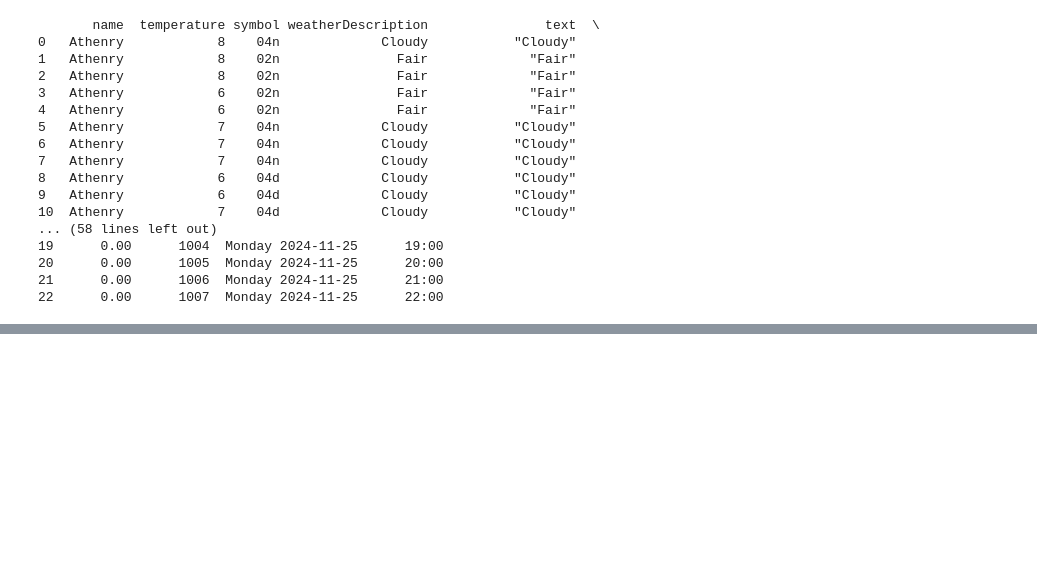
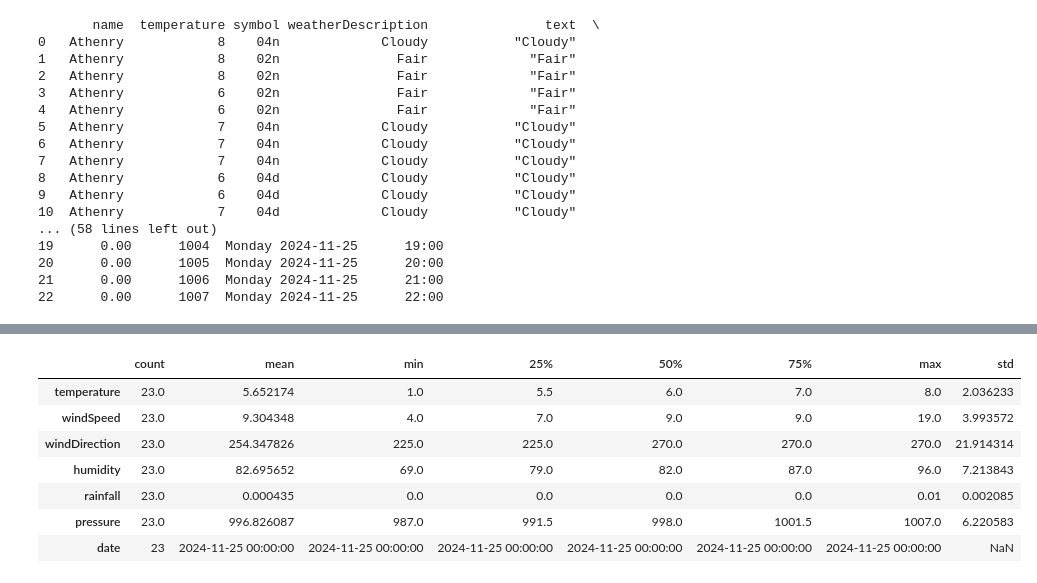
Before and after one commit to FDEgan/computer_infrastructure, a Jupyter notebook: Task_9.ipynb, the cells around one changed output, grey strips where cells are left out. Saved outputs shown, nothing was run; the diff lists cells and outputs as text; code cells hidden in the pictures; blank space fills up the shorter version.

```diff
--- a/Task_9.ipynb
+++ b/Task_9.ipynb
@@ -138,0 +88,12 @@ bar_label(axe_1) # Applying the function to the plot
+# %%
+trans_df_stats = df.describe().T # Creating a new data frame where the descriibe function output is transposed
+trans_df_stats # Calling the data frame
+# %% [output]
+|  | count | mean | min | 25% | 50% | 75% | max | std |
+| temperature | 23.0 | 5.652174 | 1.0 | 5.5 | 6.0 | 7.0 | 8.0 | 2.036233 |
+| windSpeed | 23.0 | 9.304348 | 4.0 | 7.0 | 9.0 | 9.0 | 19.0 | 3.993572 |
+| windDirection | 23.0 | 254.347826 | 225.0 | 225.0 | 270.0 | 270.0 | 270.0 | 21.914314 |
+| humidity | 23.0 | 82.695652 | 69.0 | 79.0 | 82.0 | 87.0 | 96.0 | 7.213843 |
+| rainfall | 23.0 | 0.000435 | 0.0 | 0.0 | 0.0 | 0.0 | 0.01 | 0.002085 |
+| pressure | 23.0 | 996.826087 | 987.0 | 991.5 | 998.0 | 1001.5 | 1007.0 | 6.220583 |
+| date | 23 | 2024-11-25 00:00:00 | 2024-11-25 00:00:00 | 2024-11-25 00:00:00 | 2024-11-25 00:00:00 | 2024-11-25 00:00:00 | 2024-11-25 00:00:00 | NaN |
```
Also changed, not shown: parts of 12 cells of this notebook.
